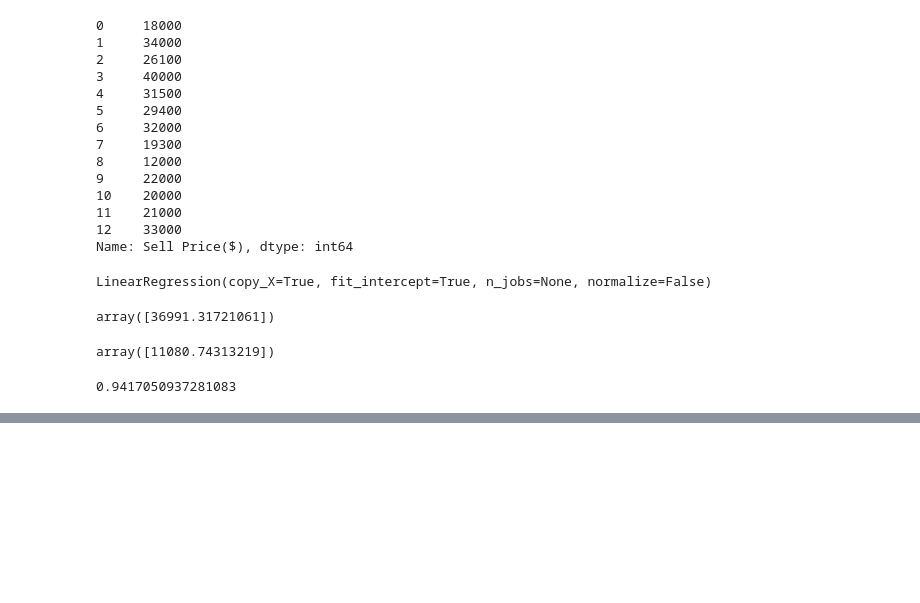
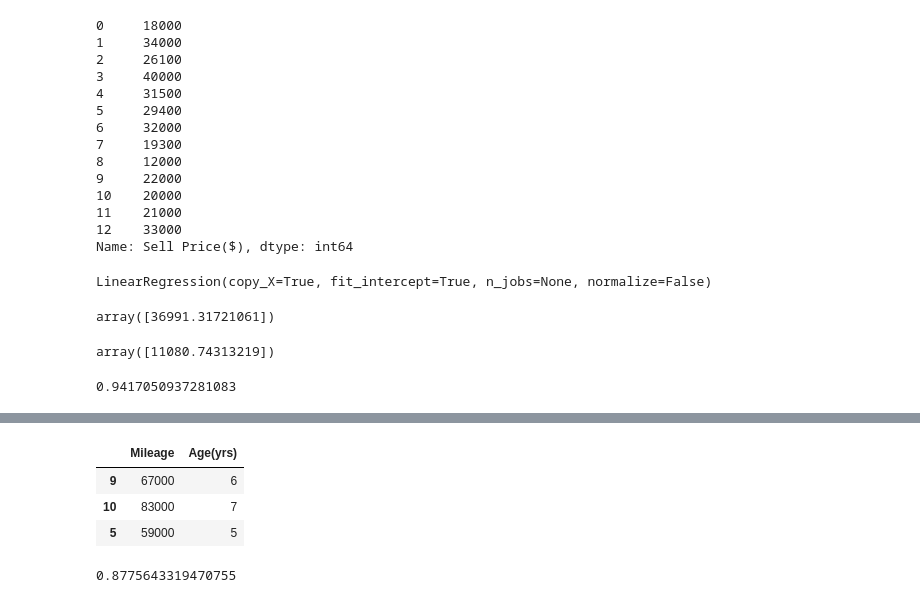
Before and after one commit to ashwinchelsea14/ML-start, a Jupyter notebook: ML_Start.ipynb, the cells around one changed output, grey strips where cells are left out. Cells and saved outputs as stored; diff of their text form; code cells hidden in the pictures; blank space fills up the shorter version.

```diff
--- a/ML_Start.ipynb
+++ b/ML_Start.ipynb
@@ -325,0 +391,11 @@ model.score(X,y)
+# %%
+X_test
+# %% [output]
+|  | Mileage | Age(yrs) |
+| 9 | 67000 | 6 |
+| 10 | 83000 | 7 |
+| 5 | 59000 | 5 |
+# %%
+lr.score(X_train,y_train)
+# %% [output]
+0.8775643319470755
```
Also changed, not shown: parts of 7 cells of this notebook.
